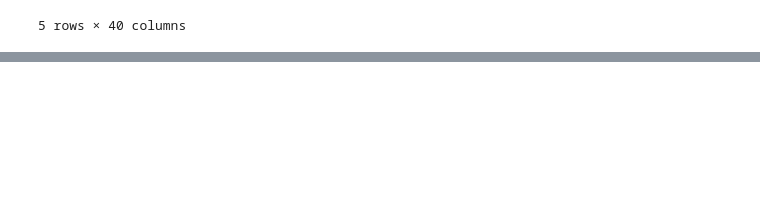
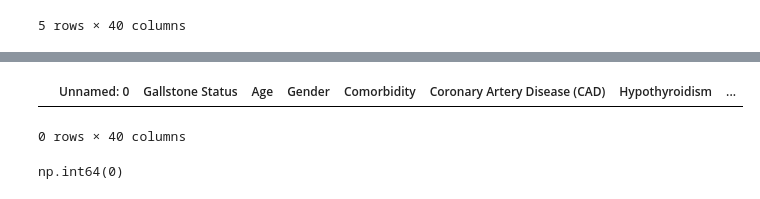
Before and after one commit to michaelb3245/DSRP--MichaelBriglall, a Jupyter notebook: Gallstone_Dataset_Michael_Briglall.ipynb, the cells around one changed output, grey strips where cells are left out. Drawn from its saved outputs; the diff is of its cells as text; code cells hidden in the pictures; blank space fills up the shorter version.

```diff
--- a/Gallstone_Dataset_Michael_Briglall.ipynb
+++ b/Gallstone_Dataset_Michael_Briglall.ipynb
@@ -16,0 +25,9 @@ df.head(5)
+# %%
+df[df.duplicated()]
+# %% [output]
+|  | Unnamed: 0 | Gallstone Status | Age | Gender | Comorbidity | Coronary Artery Disease (CAD) | Hypothyroidism | ... |
+0 rows × 40 columns
+# %%
+df.duplicated().sum()
+# %% [output]
+np.int64(0)
```
Also changed, not shown: parts of 10 cells of this notebook.
